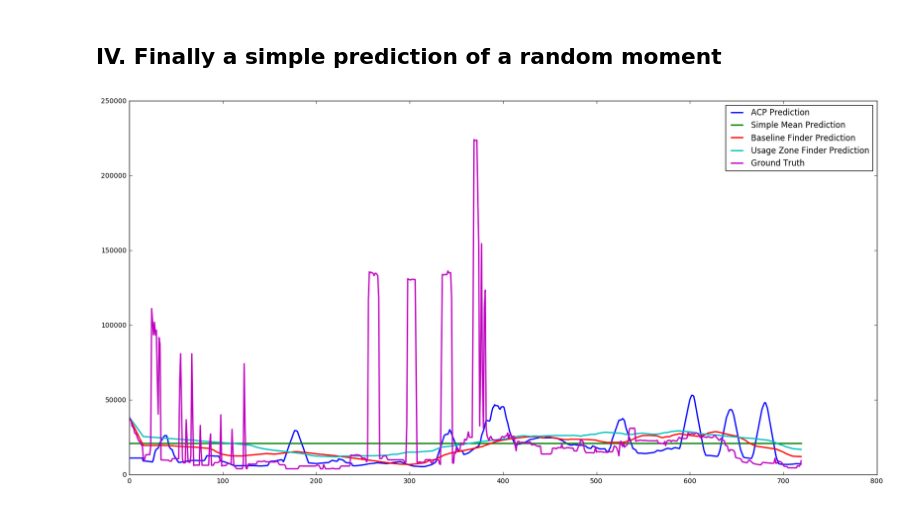
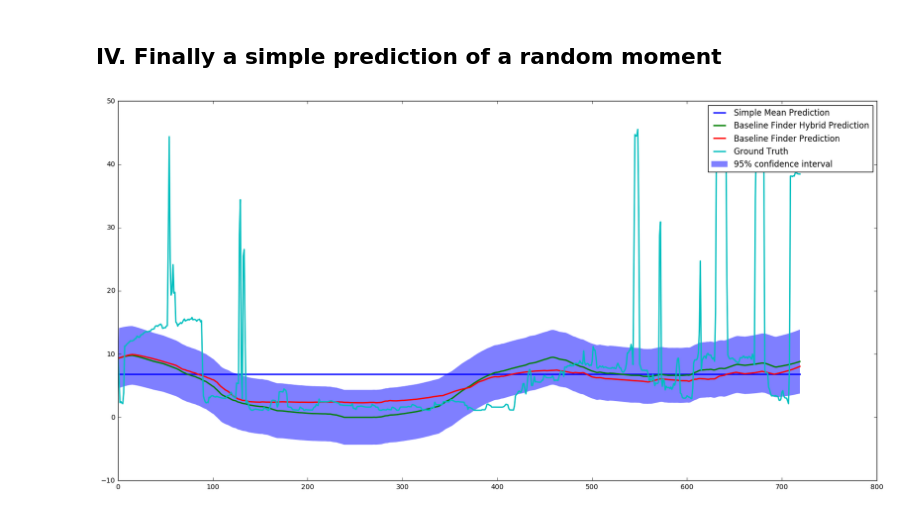
Before and after one commit to semitable/ev-advise, a Jupyter notebook: house/IEC Notebook.ipynb, the cells around one changed output. Drawn from its saved outputs; the diff is of its cells as text; code cells hidden in the pictures.

Commit message:
IEC changed to use pandas. Baseline Hybrid changed to a version where the error is calculated from runs on similar moments.. Doesn't work very well, might have to roll back

```diff
--- a/house/IEC Notebook.ipynb
+++ b/house/IEC Notebook.ipynb
@@ -21,8 +28,7 @@ TestingRange = range(PredictionWindow + MinutesInWeek*0,
 tester = IECTester(data, PredictionWindow, TestingRange,
                    SaveFile='final32w.p')
 # %%
-tester.run('ACP', 'Usage Zone Finder',
-           'Baseline Finder', 'Simple Mean',
+tester.run('Baseline Finder', 'Simple Mean', 'Baseline Finder Hybrid',
            multithread=True)
 # %%
 tester.save()
@@ -130,0 +112,14 @@ axes[1].axvline(ObservationLength, c='r', linewidth = 2)
+# %%
+KSimilarDays = find_similar_days(
+            TrainingData,
+            ObservationLength,
+            K, interval,
+            method=baseline_similarity)
+
+data[CurrentTime-obs_td:CurrentTime+prediction_td][cons_col].plot()
+plt.axvline(CurrentTime, color='r', linestyle='--')
+
+similar_day = KSimilarDays[0]
+fig = plt.figure()
+TrainingData[similar_day-obs_td:similar_day+prediction_td][cons_col].plot()
+plt.axvline(similar_day, color='r', linestyle='--')
@@ -131,3 +130,29 @@ axes[1].axvline(ObservationLength, c='r', linewidth = 2)
+# %%
+def PlotSimplePrediction(tester, offset, algorithms=None, axes=None):
+    PredictionWindow = tester.PredictionWindow
+    prediction = tester.simple_prediction(offset)
+    variance = tester.results["Baseline Finder Hybrid STD"][offset, :]
+
+    if algorithms is None:
+        algorithms = tester.TestedAlgorithms
+    if axes is None:
+        fig, axes = plt.subplots(figsize=(20,10), dpi=400)
+
+    for a in algorithms:
+        label = a + " Prediction"
+        axes.plot(range(PredictionWindow), prediction[a], label=label, linewidth=2)
+        #print("RMSE of this ", a, " prediction is: ", mean_squared_error(prediction['GroundTruth'], prediction[a])**0.5)
+
+        if a == "Baseline Finder Hybrid":
+            plt.fill_between(range(PredictionWindow),
+                     prediction[a] - 1.9600 * variance,
+                     prediction[a] + 1.9600 * variance,
+                     alpha=.5, color='b', edgecolor='None', label='95% confidence interval')
+
+
+    axes.plot(range(PredictionWindow), prediction['GroundTruth'], label='Ground Truth', linewidth=2)
+
+    axes.legend()
 # %% [markdown]
 ## II. ACP
 
@@ -261,6 +273,6 @@ PlotAverageTotalError(tester)
 # %% [markdown]
 ## IV. Finally a simple prediction of a random moment
 # %%
-PlotSimplePrediction(tester, 20)
+PlotSimplePrediction(tester, 25)
 # %% [output]
-[figure, old version]
+[figure, new version]
```
Also changed, not shown: parts of 19 cells of this notebook, 2 other files.
